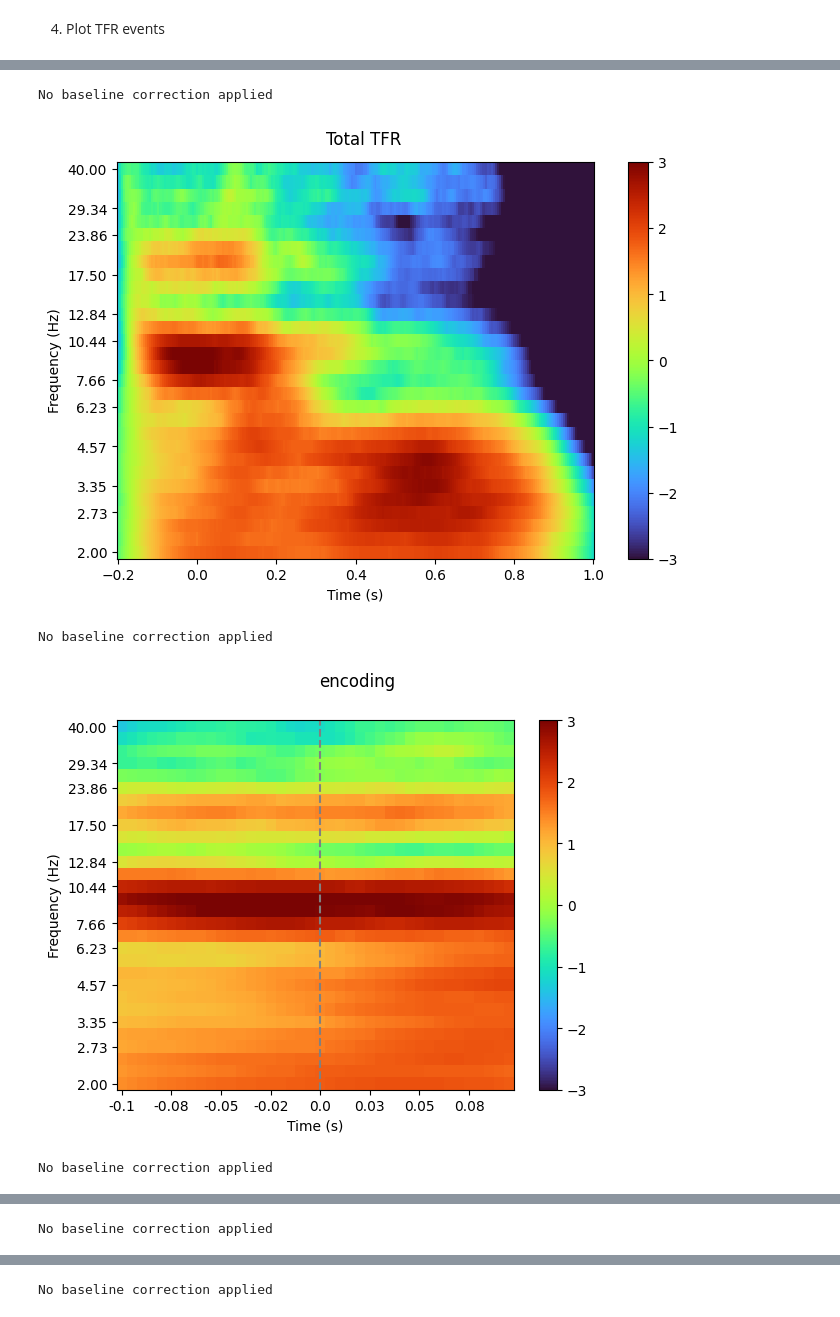
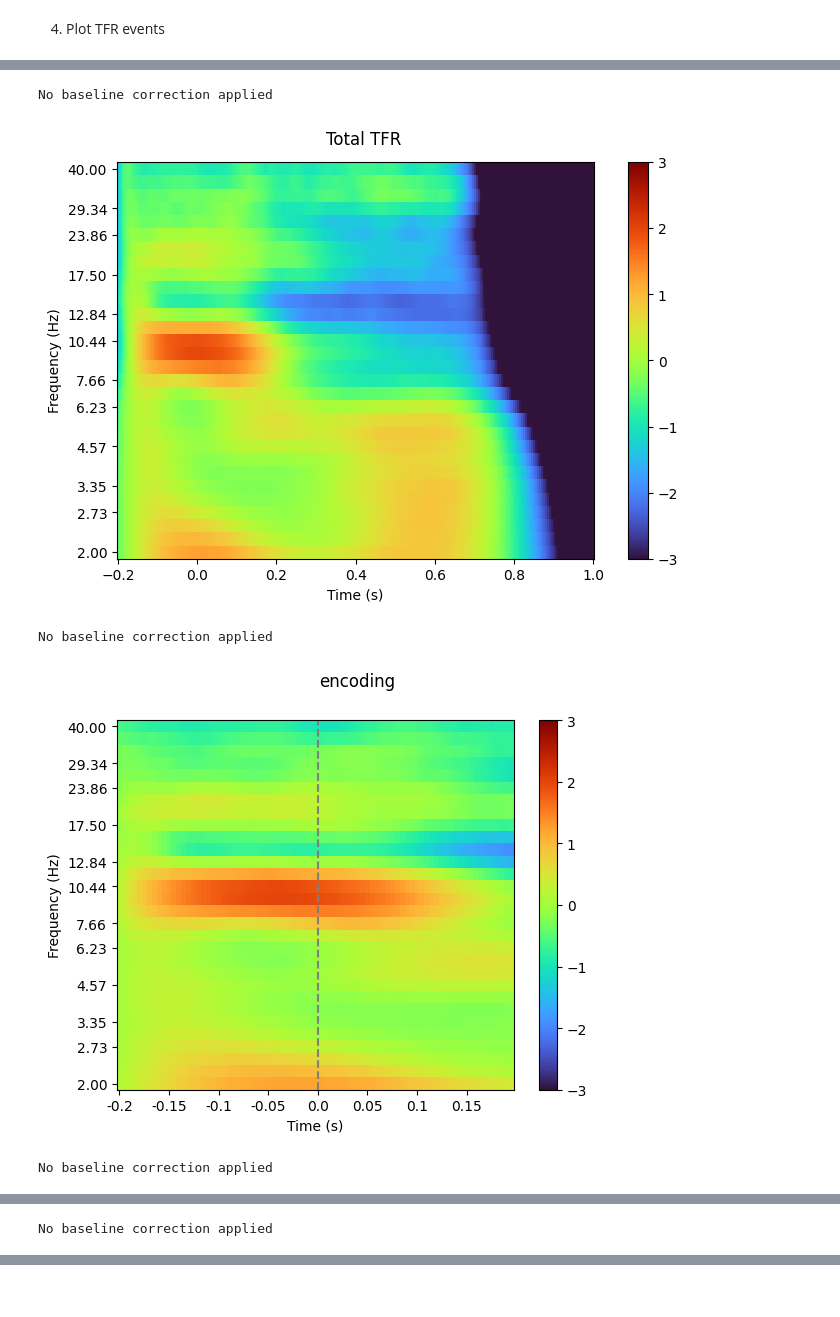
Before and after one commit to ArianVT/HMP-TFR, a Jupyter notebook: HMP-TFR.ipynb, the cells around one changed output, grey strips where cells are left out. Drawn from its saved outputs; the diff is of its cells as text; code cells hidden in the pictures.

```diff
--- a/HMP-TFR.ipynb
+++ b/HMP-TFR.ipynb
@@ -9,7 +10,7 @@ import math
 # %% [markdown]
 Optional: load TFR
 # %%
-directory_name = "labelled_data_200hz.nc speed n_trials=9399 baseline=(0, 0.15) decim=1 steps=30 2026-06-22-tfr"
+directory_name = "labelled_data_200hz.nc accuracy n_trials=9390 baseline=(None, -0.15) decim=1 steps=30 2026-08-03-tfr"
 
 tfr_events = []
 
@@ -71,8 +67,8 @@ del ds #delete dataset to save memory
 2. Preparing epochs
 # %%
 #parameters
-n_trials = 500                 #n_trials for the TFR
-batch_size = 500               #batch size for the processing of the TFRs
+n_trials = 200                                  #n_trials for the TFR
+batch_size = 200                                #batch size for the processing of the TFRs
 
 #filter valid trials
 valid_trials = ~np.isnan(eeg[:, :, 0]).any(axis=1)
@@ -91,12 +87,12 @@ for batch in range(math.ceil(n_trials/batch_size)):
 
 del eeg #delete eeg data to save memory
 
-probs = (probs[valid_trials][:n_trials, :, :])
+probs = probs[valid_trials][:n_trials, :, :]
 
 #create epochs
 epochs_batches = []
 
 for batch in eeg_batches:
-    epochs_batches.append(mne.EpochsArray(np.nan_to_num(batch, nan=0.0), info, tmin=-0.2)) #navragen waarom er hier NaNs in zitten. Stimulus response based of HMP events based
+    epochs_batches.append(mne.EpochsArray(np.nan_to_num(batch, nan=0.0), info, tmin=-0.2))
 # %% [output]
 Not setting metadata
@@ -162,0 +190,3 @@ retreived TFR events succesfully
+# %%
+test_epochs = copy.copy(epochs_batches[0])
+print(test_epochs._data.shape)
@@ -162,0 +195,18 @@ retreived TFR events succesfully
+# %%
+for event in range(probs.shape[1]):
+        if log: print(f"event: {event}, trial: ----", end='\r')
+        itc_event = []
+
+        #add the centred data for every trail using context
+        for trial in range(test_epochs._data.shape[0]):
+            if log: print(f"event: {event}, trial: {trial + 1}", end='\r', flush=True)
+            _, center, _ = AvT.get_context(probs[trial, event, :], 20, 20)
+            center = int(center) - 1
+            if center > 0:
+                itc_event.append((test_epochs._data[trial, :, :center], test_epochs._data[trial, :, center], test_epochs._data[trial, :, center+1:]))
+
+        if event not in [0,3]:
+            left, data = center_matrix(itc_event)
+            itc = mne.EpochsArray(np.nan_to_num(data, nan=0.0), info, tmin=-(left/200))
+            itc = AvT.get_itc(itc, freqs, jobs=n_jobs, cycles=n_cycles)
+            itc.plot(picks=['all'], tmin=-1, tmax=1, title="Total ITC", combine='mean')
@@ -175,21 +270,21 @@ No baseline correction applied
 # %%
 #parameters
-channels = ['C2']                                                      #channels to be plotted
-events = ['null', 'encoding', 'decision', 'confirmation', 'response']   #event labels
-z_axis = (-3, 3)                                                    #power
-x_axis = (-0.2, 1)                                                      #frequency (Hz)
+channels = ['all']                                                              #channels to be plotted
+events = ['null', 'encoding', 'decision', 'confirmation', 'response']           #event labels
+z_axis = (-3, 3)                                                                #power
+x_axis = (-0.2, 1)                                                              #frequency (Hz)
 
 #plot total TFR
-tfr.plot(picks=channels, tmin=x_axis[0], tmax=x_axis[1], vlim=z_axis, title="Total TFR", cmap='turbo') #indicate stimulus onset
+tfr.plot(picks=channels, tmin=x_axis[0], tmax=x_axis[1], vlim=z_axis, title="Total TFR", cmap='turbo', combine='mean')
 
 
 #plot single events
 for n, event in enumerate(tfr_events):
     if np.any(~np.isnan(event._data)):
         AvT.plot_tfr_event(event, channels, events[n], z_axis)
 # %% [output]
 No baseline correction applied
-[figure, old version]
+[figure, new version]
 No baseline correction applied
-[figure, old version]
+[figure, new version]
 No baseline correction applied
@@ -199 +293,0 @@ No baseline correction applied
-No baseline correction applied
```
Also changed, not shown: parts of 14 cells of this notebook, 2 other files.
